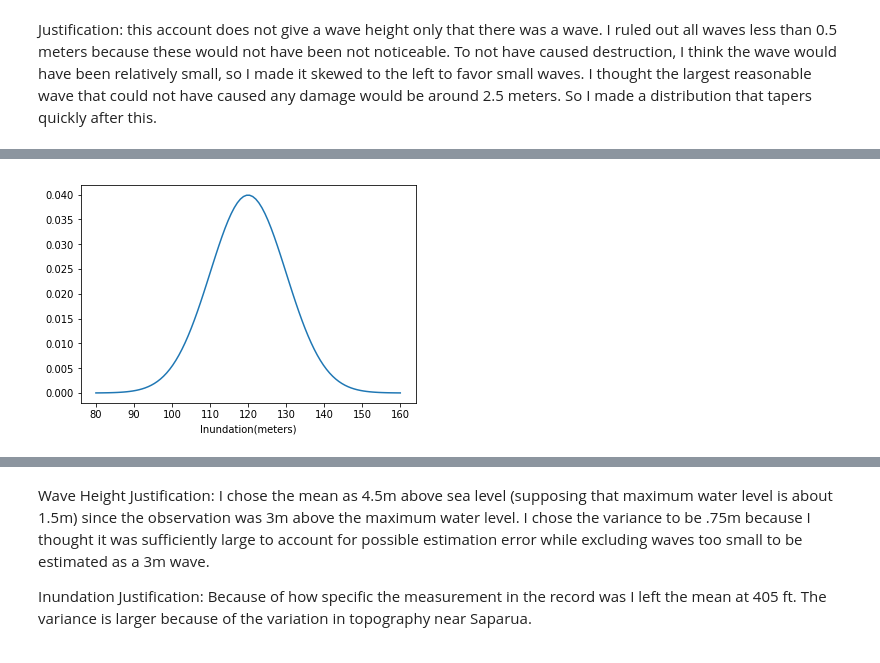
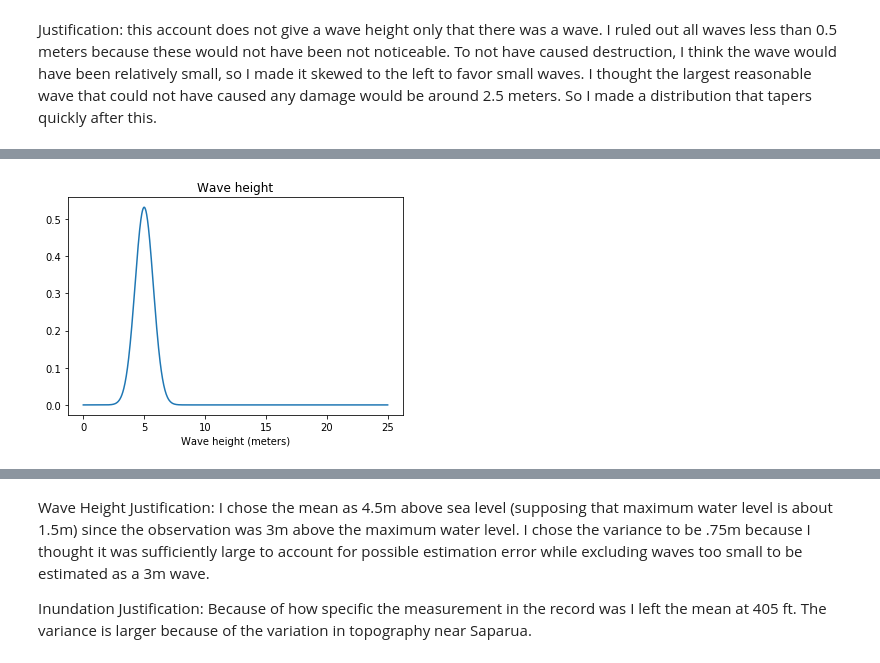
Before and after one commit to jpw37/tsunamibayes, a Jupyter notebook: Model_Scripts/Scenarios/1852jgr/PreRun/Gauges.ipynb, the cells around one changed output, grey strips where cells are left out. Cells and saved outputs as stored; diff of their text form; code cells hidden in the pictures.

```diff
--- a/Model_Scripts/Scenarios/1852jgr/PreRun/Gauges.ipynb
+++ b/Model_Scripts/Scenarios/1852jgr/PreRun/Gauges.ipynb
@@ -255,7 +260,7 @@ name = 10005  #
 latitude = -3.5435
 longitude = 128.556
 distance = 0  # in kilometers (max 5) //TODO Not sure what this is??
-kind = [None, 'chi2', None]
+kind = [None, 'chi', None]
 
 # For kind = 'chi2'
 arrival_k = None # chi2 parameter
@@ -277,11 +282,13 @@ g = Gauge(name, longitude, latitude, distance,
 gauges.append(g.to_json())
 
 
-height_upper_bound = 5
+# height_upper_bound = 5
 
-## Don't edit code below this
-domain = np.linspace(0,height_upper_bound,100)
-plt.plot(domain, stats.chi(height_k,height_loc,height_scale).pdf(domain))
-plt.xlabel("wave height(meters)")
-plt.show()
+# ## Don't edit code below this
+# domain = np.linspace(0,height_upper_bound,100)
+# plt.plot(domain, stats.chi(height_k,height_loc,height_scale).pdf(domain))
+# plt.xlabel("wave height(meters)")
+# plt.show()
+
+g.plot()
 # %% [output]
@@ -326,39 +333,41 @@ g = Gauge(name, longitude, latitude, distance,
 gauges.append(g.to_json())
 
 
-domain = np.linspace(0,10,100)
-distrb = stats.norm(height_mean,height_std)
-plt.plot(domain,distrb.pdf(domain))
-plt.xlabel("water height(meters)")
-plt.show()
-
-#Suparua - Wichmann
-#Pg 149 - “in the environs of the localities Saparua and Tijau it
-#[the wave] thrust itself 405 feet inland”
-
-#I CHOSE BENTENG DURSTEDE'S SHORE, THE 17TH CENTURY DUTCH FORT, AS THE LOCATION FOR SAPARUA.
-#ITS COORDINATES ARE: [-3.576063, 128.658715]
-
-#Feet
-# mean = 405
-# variance = 2 #feet squared
-# domain = np.linspace(390,420,1000)
-# distrb = stats.norm(mean,variance)
-#
+# domain = np.linspace(0,10,100)
+# distrb = stats.norm(height_mean,height_std)
 # plt.plot(domain,distrb.pdf(domain))
-# plt.xlabel("Inundation (feet)")
+# plt.xlabel("water height(meters)")
 # plt.show()
 
-#Meters
-domain = np.linspace(80,160,100)
-distrb = stats.norm(inundation_mean,inundation_std)
+# #Suparua - Wichmann
+# #Pg 149 - “in the environs of the localities Saparua and Tijau it
+# #[the wave] thrust itself 405 feet inland”
 
-plt.plot(domain,distrb.pdf(domain))
-plt.xlabel("Inundation(meters)")
-plt.show()
+# #I CHOSE BENTENG DURSTEDE'S SHORE, THE 17TH CENTURY DUTCH FORT, AS THE LOCATION FOR SAPARUA.
+# #ITS COORDINATES ARE: [-3.576063, 128.658715]
 
-D_Pulau_Sap_Time = np.linspace(10,100,1000)
-Pulau_Sap_Time = stats.norm.pdf(D_Pulau_Sap_Time,arrival_mean,arrival_std)
-plt.plot(D_Pulau_Sap_Time,Pulau_Sap_Time)
-plt.show()
+# #Feet
+# # mean = 405
+# # variance = 2 #feet squared
+# # domain = np.linspace(390,420,1000)
+# # distrb = stats.norm(mean,variance)
+# #
+# # plt.plot(domain,distrb.pdf(domain))
+# # plt.xlabel("Inundation (feet)")
+# # plt.show()
+
+# #Meters
+# domain = np.linspace(80,160,100)
+# distrb = stats.norm(inundation_mean,inundation_std)
+
+# plt.plot(domain,distrb.pdf(domain))
+# plt.xlabel("Inundation(meters)")
+# plt.show()
+
+# D_Pulau_Sap_Time = np.linspace(10,100,1000)
+# Pulau_Sap_Time = stats.norm.pdf(D_Pulau_Sap_Time,arrival_mean,arrival_std)
+# plt.plot(D_Pulau_Sap_Time,Pulau_Sap_Time)
+# plt.show()
+
+g.plot()
 # %% [output]
@@ -366 +375 @@ plt.show()
-[figure, old version]
+[figure, new version]
```
Also changed, not shown: parts of 14 cells of this notebook, 5 other files.
